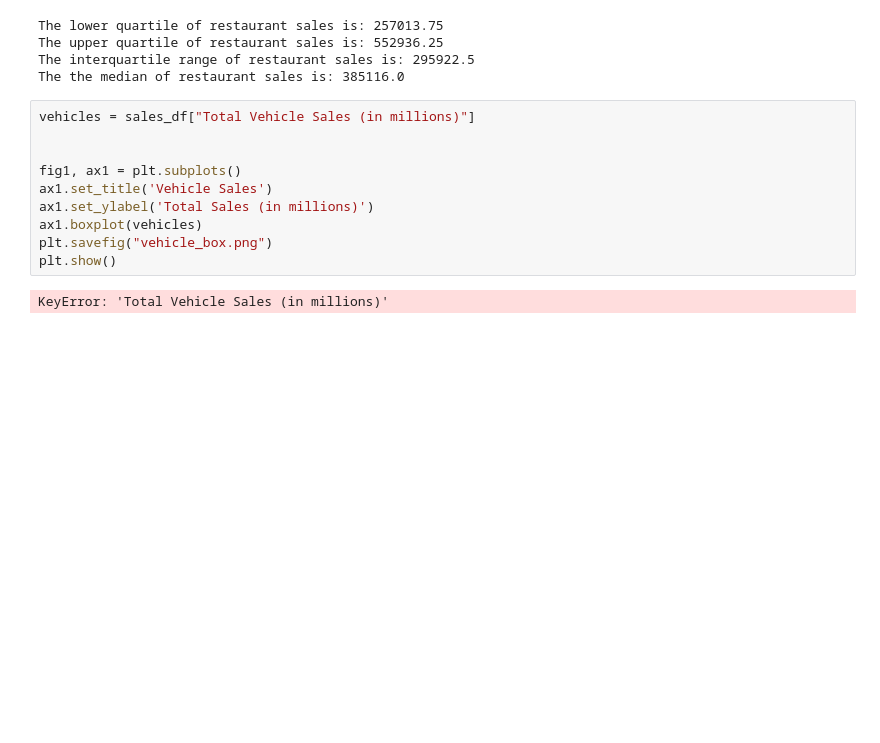
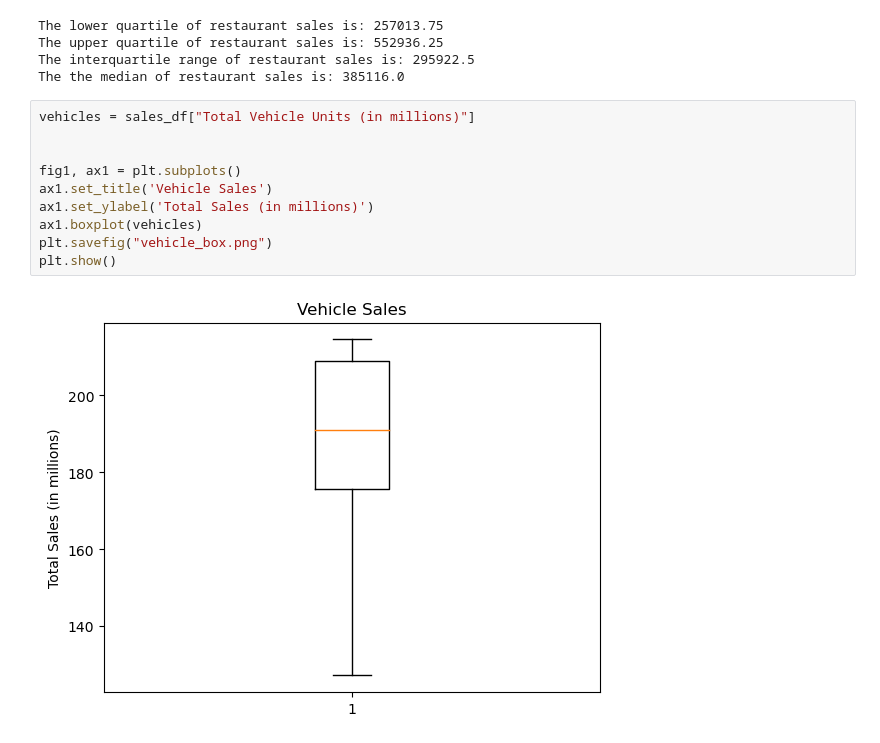
Before and after one commit to nikatnguyen/demo-github, a Jupyter notebook: sales_graphs.ipynb, the cells around one changed output. Cells and saved outputs as stored; diff of their text form; blank space fills up the shorter version.

Commit message:
Fixed last of the graphs!

```diff
--- a/sales_graphs.ipynb
+++ b/sales_graphs.ipynb
@@ -108,16 +98,16 @@ The upper quartile of restaurant sales is: 552936.25
 The interquartile range of restaurant sales is: 295922.5
 The the median of restaurant sales is: 385116.0
 # %%
-vehicles = sales_df["Total Vehicle Sales (in millions)"]
+vehicles = sales_df["Total Vehicle Units (in millions)"]
 
 
 fig1, ax1 = plt.subplots()
 ax1.set_title('Vehicle Sales')
 ax1.set_ylabel('Total Sales (in millions)')
 ax1.boxplot(vehicles)
 plt.savefig("vehicle_box.png")
 plt.show()
 # %% [output]
-KeyError: 'Total Vehicle Sales (in millions)'
+[figure, added]
 # %%
 # Determine if there are any potential outliers in the restaurant sales using quartiles
```
Also changed, not shown: parts of 5 cells of this notebook, 1 other file.
